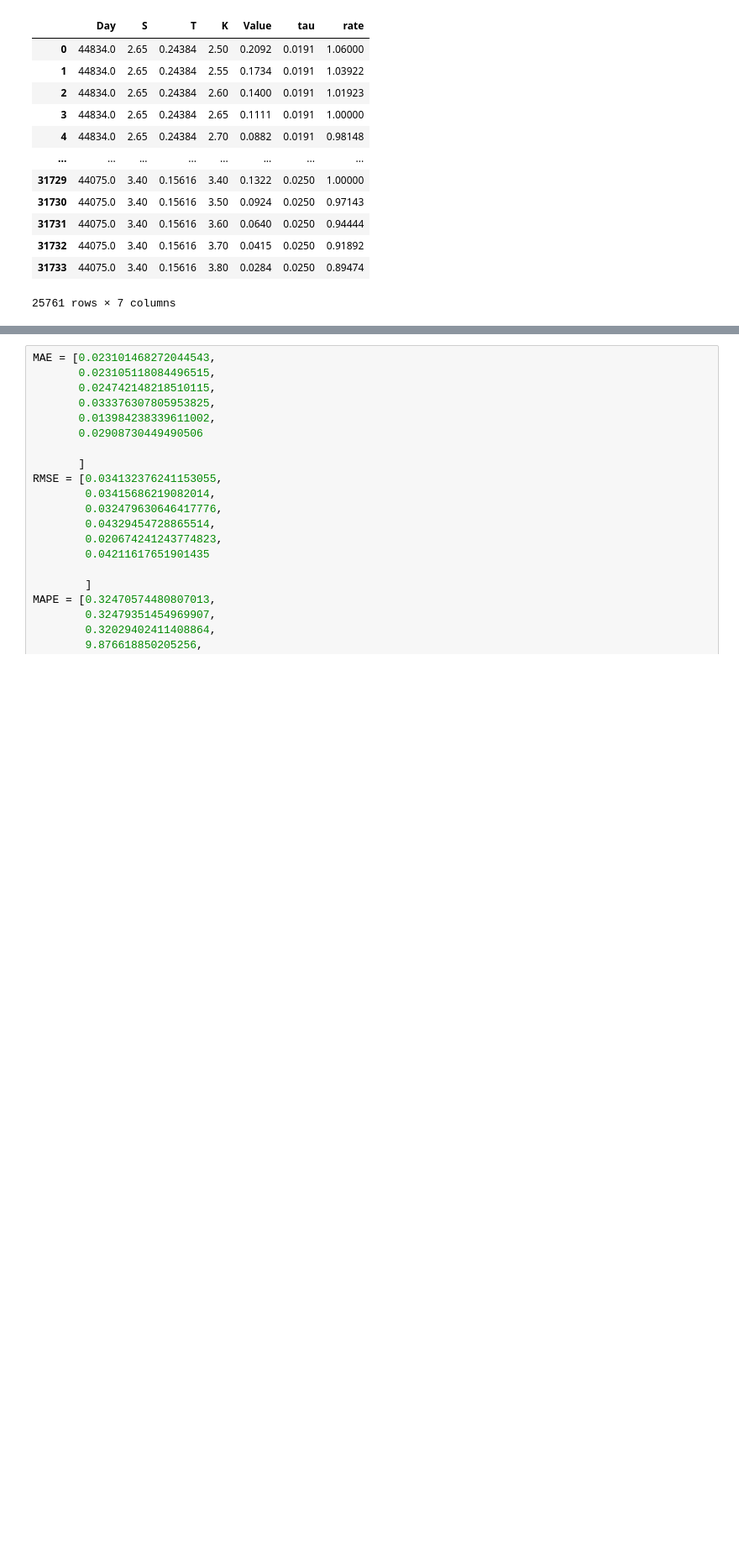
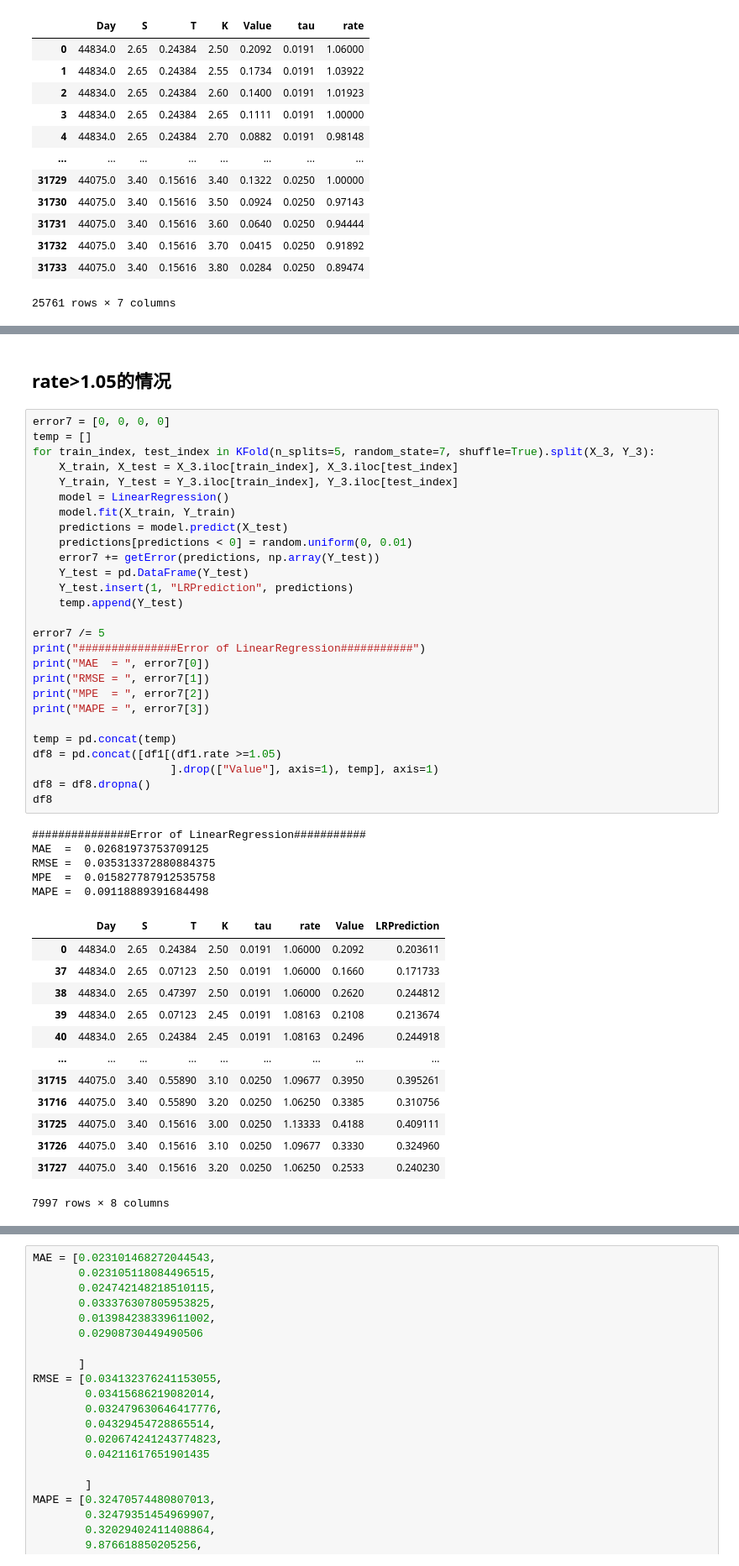
Before and after one commit to yangfy0608/CS277_Option_Price_Prediction, a Jupyter notebook: 传统机器学习模型/Comparison.ipynb, the cells around one changed output, grey strips where cells are left out. Shown at 84% size. Drawn from its saved outputs; the diff is of its cells as text; blank space fills up the shorter version.

```diff
--- a/传统机器学习模型/Comparison.ipynb
+++ b/传统机器学习模型/Comparison.ipynb
@@ -119 +320,49 @@ df2.dropna()
+# %% [markdown]
+## rate>1.05的情况
+# %%
+error7 = [0, 0, 0, 0]
+temp = []
+for train_index, test_index in KFold(n_splits=5, random_state=7, shuffle=True).split(X_3, Y_3):
+    X_train, X_test = X_3.iloc[train_index], X_3.iloc[test_index]
+    Y_train, Y_test = Y_3.iloc[train_index], Y_3.iloc[test_index]
+    model = LinearRegression()
+    model.fit(X_train, Y_train)
+    predictions = model.predict(X_test)
+    predictions[predictions < 0] = random.uniform(0, 0.01)
+    error7 += getError(predictions, np.array(Y_test))
+    Y_test = pd.DataFrame(Y_test)
+    Y_test.insert(1, "LRPrediction", predictions)
+    temp.append(Y_test)
+
+error7 /= 5
+print("###############Error of LinearRegression###########")
+print("MAE  = ", error7[0])
+print("RMSE = ", error7[1])
+print("MPE  = ", error7[2])
+print("MAPE = ", error7[3])
+
+temp = pd.concat(temp)
+df8 = pd.concat([df1[(df1.rate >=1.05)
+                     ].drop(["Value"], axis=1), temp], axis=1)
+df8 = df8.dropna()
+df8
+# %% [output]
+###############Error of LinearRegression###########
+MAE  =  0.02681973753709125
+RMSE =  0.035313372880884375
+MPE  =  0.015827787912535758
+MAPE =  0.09118889391684498
+|  | Day | S | T | K | tau | rate | Value | LRPrediction |
+| 0 | 44834.0 | 2.65 | 0.24384 | 2.50 | 0.0191 | 1.06000 | 0.2092 | 0.203611 |
+| 37 | 44834.0 | 2.65 | 0.07123 | 2.50 | 0.0191 | 1.06000 | 0.1660 | 0.171733 |
+| 38 | 44834.0 | 2.65 | 0.47397 | 2.50 | 0.0191 | 1.06000 | 0.2620 | 0.244812 |
+| 39 | 44834.0 | 2.65 | 0.07123 | 2.45 | 0.0191 | 1.08163 | 0.2108 | 0.213674 |
+| 40 | 44834.0 | 2.65 | 0.24384 | 2.45 | 0.0191 | 1.08163 | 0.2496 | 0.244918 |
+| ... | ... | ... | ... | ... | ... | ... | ... | ... |
+| 31715 | 44075.0 | 3.40 | 0.55890 | 3.10 | 0.0250 | 1.09677 | 0.3950 | 0.395261 |
+| 31716 | 44075.0 | 3.40 | 0.55890 | 3.20 | 0.0250 | 1.06250 | 0.3385 | 0.310756 |
+| 31725 | 44075.0 | 3.40 | 0.15616 | 3.00 | 0.0250 | 1.13333 | 0.4188 | 0.409111 |
+| 31726 | 44075.0 | 3.40 | 0.15616 | 3.10 | 0.0250 | 1.09677 | 0.3330 | 0.324960 |
+| 31727 | 44075.0 | 3.40 | 0.15616 | 3.20 | 0.0250 | 1.06250 | 0.2533 | 0.240230 |
+7997 rows × 8 columns
 # %%
```
Also changed, not shown: parts of 17 cells of this notebook, 23 other files.
